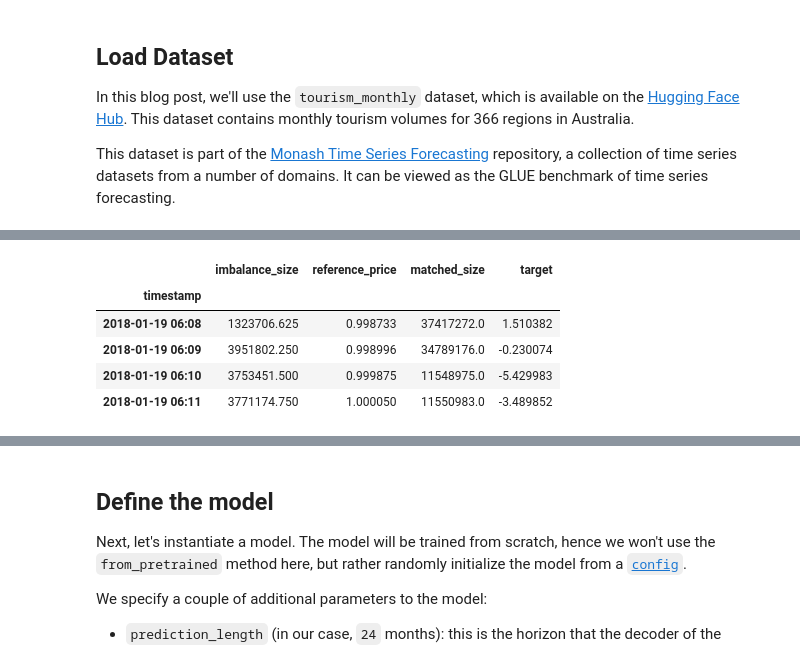
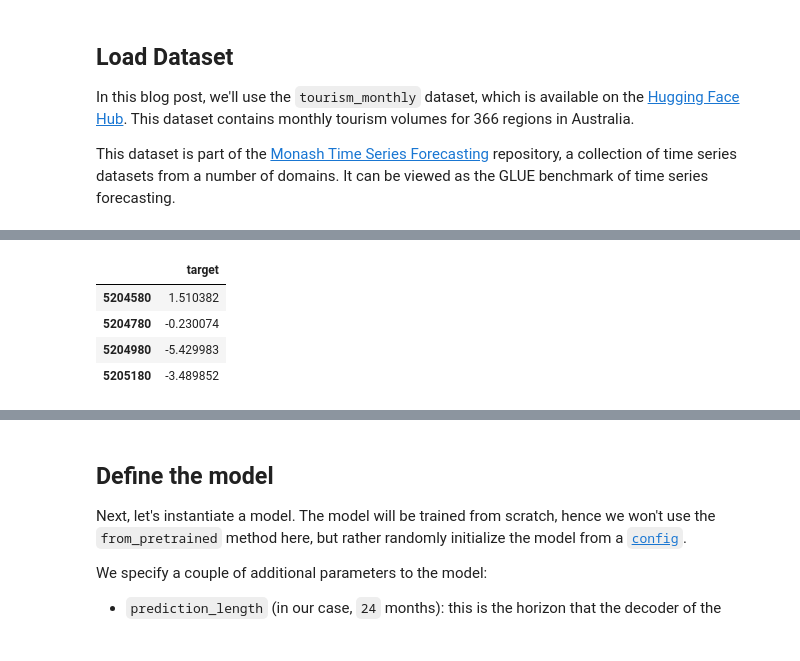
Before and after one commit to florencetsang/optiver2023, a Jupyter notebook: florence/time-series-transformer.ipynb, the cells around one changed output, grey strips where cells are left out. Drawn from its saved outputs; the diff is of its cells as text; code cells hidden in the pictures.

Commit message:
Fix double float problem.

```diff
--- a/florence/time-series-transformer.ipynb
+++ b/florence/time-series-transformer.ipynb
@@ -108,9 +114,19 @@ This dataset is part of the [Monash Time Series Forecasting](https://forecasting
 df = pd.read_csv(
     "../optiver-trading-at-the-close/train.csv",
     dtype={
+        "seconds_in_bucket": np.float32,
         "imbalance_size": np.float32,
+        "imbalance_buy_sell_flag": np.float32,
         "reference_price": np.float32,
         "matched_size": np.float32,
+        "far_price": np.float32,
+        "near_price": np.float32,
+        "bid_price": np.float32,
+        "bid_size": np.float32,
+        "ask_price": np.float32,
+        "ask_size": np.float32,
+        "wap": np.float32,
+        "target": np.float32,
     },
 )
 raw_df = df
@@ -302,12 +420,11 @@ feat_dynamic_real": <class 'numpy.ndarray'> (3, 2) float32
 # %%
-raw_df[raw_df["stock_id"] == 0].iloc[-validation_length - 2:-validation_length + 2][feat_dynamic_real + ["target"]]
+raw_df[raw_df["stock_id"] == 0].iloc[-validation_length - 2:-validation_length + 2][["target"]]
 # %% [output]
-|  | imbalance_size | reference_price | matched_size | target |
-| timestamp |  |  |  |  |
-| 2018-01-19 06:08 | 1323706.625 | 0.998733 | 37417272.0 | 1.510382 |
-| 2018-01-19 06:09 | 3951802.250 | 0.998996 | 34789176.0 | -0.230074 |
-| 2018-01-19 06:10 | 3753451.500 | 0.999875 | 11548975.0 | -5.429983 |
-| 2018-01-19 06:11 | 3771174.750 | 1.000050 | 11550983.0 | -3.489852 |
+|  | target |
+| 5204580 | 1.510382 |
+| 5204780 | -0.230074 |
+| 5204980 | -5.429983 |
+| 5205180 | -3.489852 |
 # %%
 def concat_test_data_inputs(test_data):
     new_test_data = []
```
Also changed, not shown: parts of 23 cells of this notebook, 1 other file.
